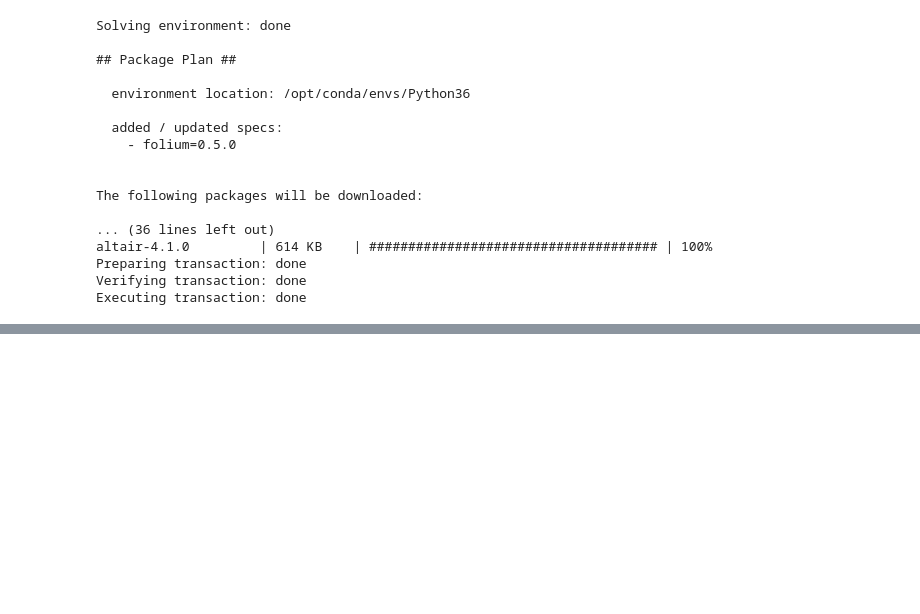
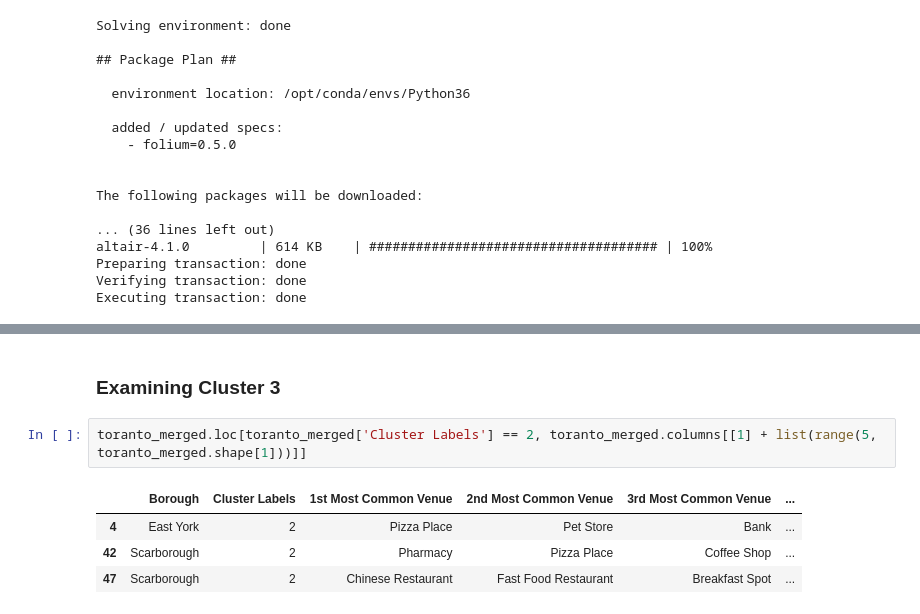
Before and after one commit to Jdev-08/Coursera_Capstone, a Jupyter notebook: Coursera_Capstone.ipynb, the cells around one changed output, grey strips where cells are left out. Saved outputs shown, nothing was run; the diff lists cells and outputs as text; blank space fills up the shorter version.

```diff
--- a/Coursera_Capstone.ipynb
+++ b/Coursera_Capstone.ipynb
@@ -394,0 +422,9 @@ print(latitude,longitude)
+# %% [markdown]
+### Examining Cluster 3
+# %%
+toranto_merged.loc[toranto_merged['Cluster Labels'] == 2, toranto_merged.columns[[1] + list(range(5, toranto_merged.shape[1]))]]
+# %% [output]
+|  | Borough | Cluster Labels | 1st Most Common Venue | 2nd Most Common Venue | 3rd Most Common Venue | ... |
+| 4 | East York | 2 | Pizza Place | Pet Store | Bank | ... |
+| 42 | Scarborough | 2 | Pharmacy | Pizza Place | Coffee Shop | ... |
+| 47 | Scarborough | 2 | Chinese Restaurant | Fast Food Restaurant | Breakfast Spot | ... |
```
Also changed, not shown: parts of 10 cells of this notebook.
